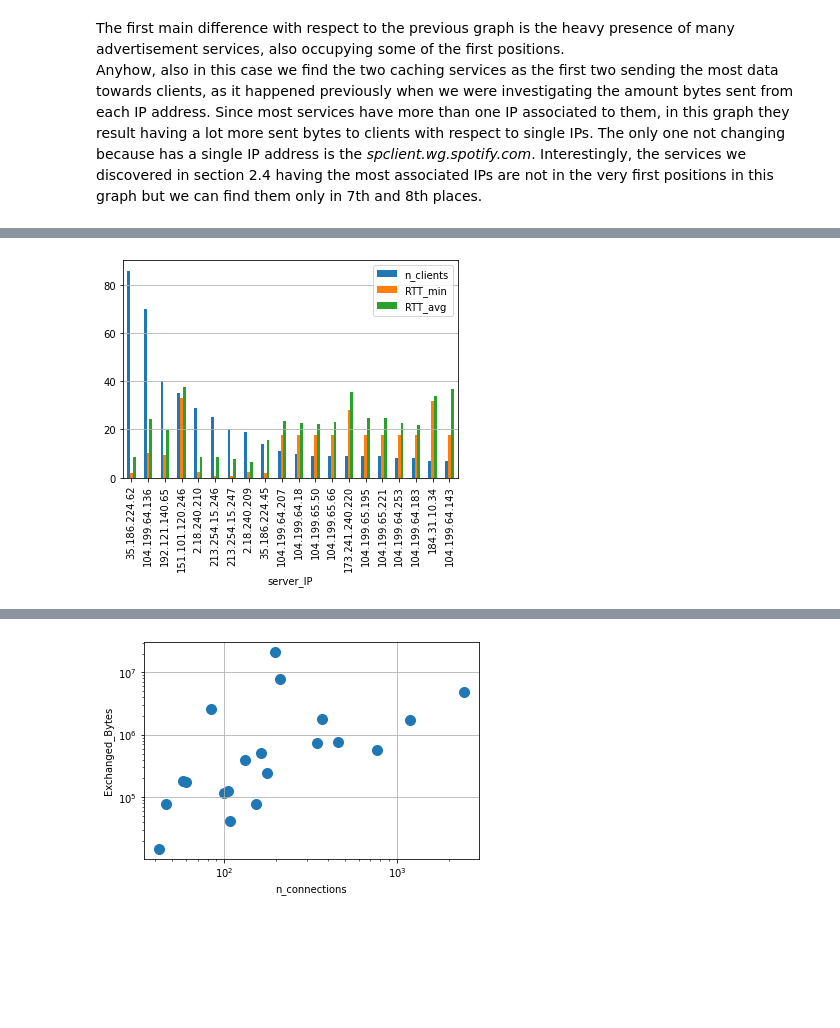
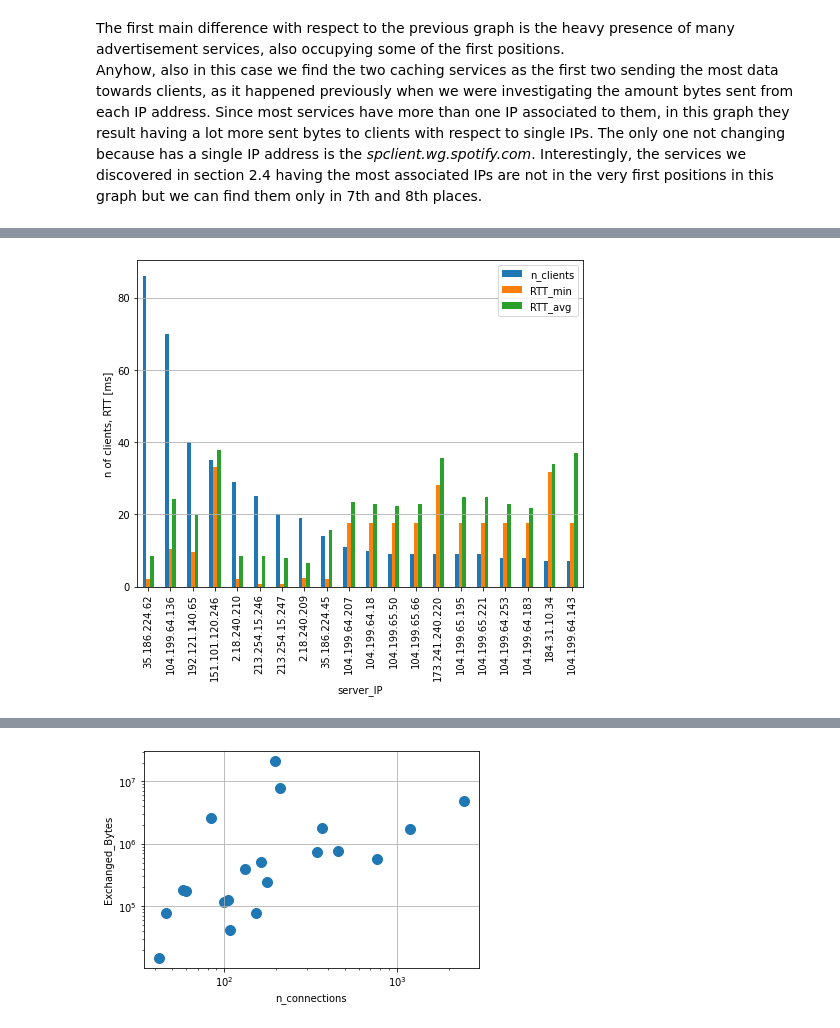
Before and after one commit to AlessioFerra/NML_Group4, a Jupyter notebook: Lab04.ipynb, the cells around one changed output, grey strips where cells are left out. Saved outputs shown, nothing was run; the diff lists cells and outputs as text; code cells hidden in the pictures; blank space fills up the shorter version.

```diff
--- a/Lab04.ipynb
+++ b/Lab04.ipynb
@@ -636,12 +634,16 @@ client to the server. Plot them, sorted from the one handling the most clients (
 # %%
+# POINT 13
 fig, ax2 = plt.subplots()
 
 a = sp_dataf[(sp_dataf['c_isint:38'] == 1)]\
         .groupby(['server_IP']).agg({'client_IP':'nunique', 'c_rtt_min:46':'min', 'c_rtt_avg:45':'mean'})\
         .sort_values('client_IP', ascending=False)\
         .rename(columns={"client_IP": "n_clients", 'c_rtt_min:46':'RTT_min', 'c_rtt_avg:45':'RTT_avg'})\
-        .head(20).plot(kind='bar', ax=ax2)
+        .head(20).plot(kind='bar', ax=ax2, figsize=(8,6), ylabel='n of clients, RTT [ms]')
 
 ax2.grid(axis='y')
+# print(sp_dataf[(sp_dataf['c_isint:38'] == 1)]\
+#         .groupby(['server_IP']).agg({'client_IP':'nunique', 'c_rtt_min:46':'min', 'c_rtt_avg:45':'mean'})\
+#         .sort_values('client_IP', ascending=False).head(20))
 # %% [output]
-[figure, old version]
+[figure, new version]
```
Also changed, not shown: parts of 9 cells of this notebook.
